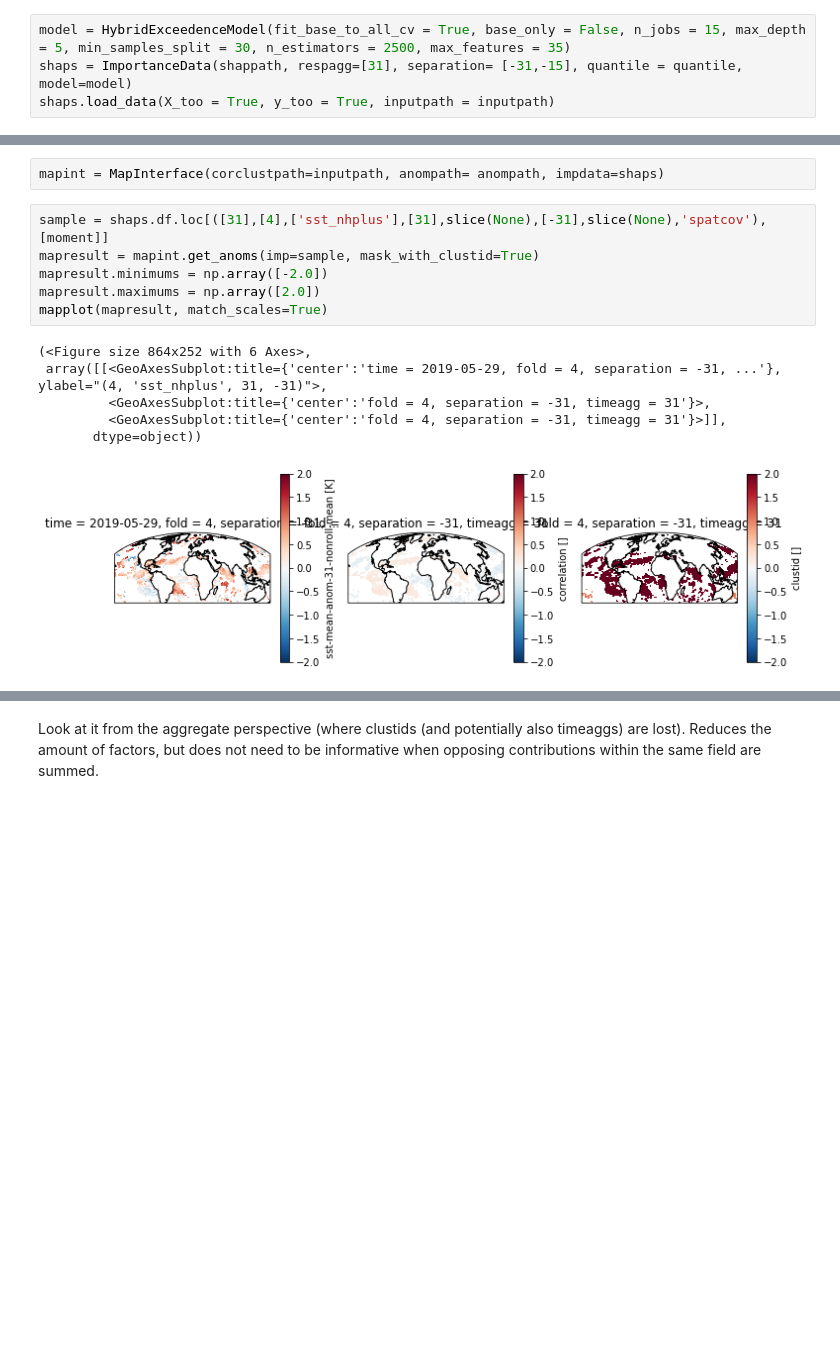
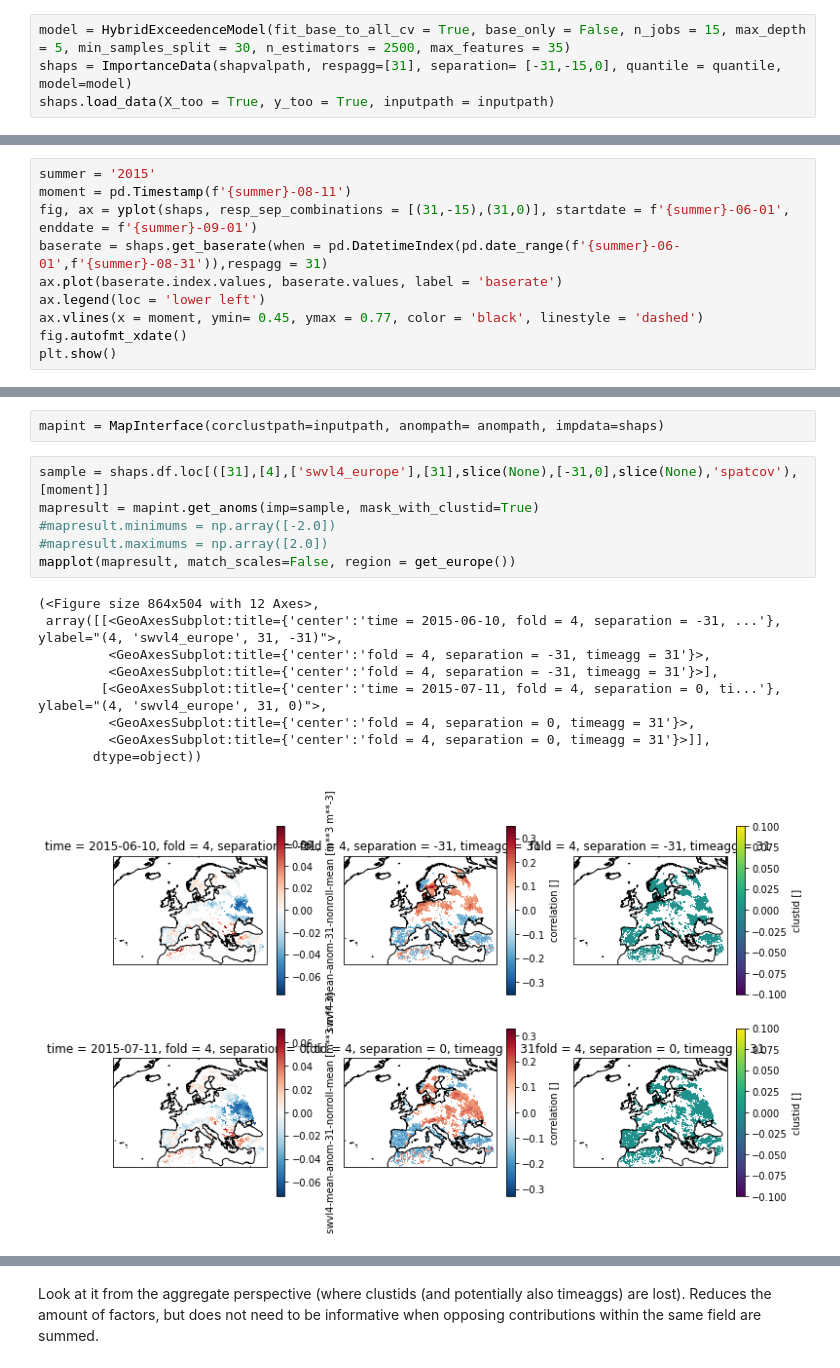
Before and after one commit to chiemvs/Weave, a Jupyter notebook: notebooks/Investigate.ipynb, the cells around one changed output, grey strips where cells are left out. Saved outputs shown, nothing was run; the diff lists cells and outputs as text; blank space fills up the shorter version.

Commit message:
Cleanup of notebooks. Completion of model showcase.

```diff
--- a/notebooks/Investigate.ipynb
+++ b/notebooks/Investigate.ipynb
@@ -475,7 +475,7 @@ This most important factor is supported by global shap both in training and in v
 ## Y-response plots and contributions for case
 # %%
 model = HybridExceedenceModel(fit_base_to_all_cv = True, base_only = False, n_jobs = 15, max_depth = 5, min_samples_split = 30, n_estimators = 2500, max_features = 35)
-shaps = ImportanceData(shappath, respagg=[31], separation= [-31,-15], quantile = quantile, model=model)
+shaps = ImportanceData(shapvalpath, respagg=[31], separation= [-31,-15,0], quantile = quantile, model=model)
 shaps.load_data(X_too = True, y_too = True, inputpath = inputpath)
 # %%
 preds = shaps.get_predictions(when = shaps.y.columns, respagg = 31, separation = -15)
@@ -508,0 +502,10 @@ ax.vlines(x = moment, ymin= 0.6, ymax = 1, color = 'black')
+# %%
+summer = '2015'
+moment = pd.Timestamp(f'{summer}-08-11')
+fig, ax = yplot(shaps, resp_sep_combinations = [(31,-15),(31,0)], startdate = f'{summer}-06-01', enddate = f'{summer}-09-01')
+baserate = shaps.get_baserate(when = pd.DatetimeIndex(pd.date_range(f'{summer}-06-01',f'{summer}-08-31')),respagg = 31)
+ax.plot(baserate.index.values, baserate.values, label = 'baserate')
+ax.legend(loc = 'lower left')
+ax.vlines(x = moment, ymin= 0.45, ymax = 0.77, color = 'black', linestyle = 'dashed')
+fig.autofmt_xdate()
+plt.show()
@@ -533,15 +526,18 @@ shaps.df
 # %%
 mapint = MapInterface(corclustpath=inputpath, anompath= anompath, impdata=shaps)
 # %%
-sample = shaps.df.loc[([31],[4],['sst_nhplus'],[31],slice(None),[-31],slice(None),'spatcov'),[moment]]
+sample = shaps.df.loc[([31],[4],['swvl4_europe'],[31],slice(None),[-31,0],slice(None),'spatcov'),[moment]]
 mapresult = mapint.get_anoms(imp=sample, mask_with_clustid=True)
-mapresult.minimums = np.array([-2.0])
-mapresult.maximums = np.array([2.0])
-mapplot(mapresult, match_scales=True)
+#mapresult.minimums = np.array([-2.0])
+#mapresult.maximums = np.array([2.0])
+mapplot(mapresult, match_scales=False, region = get_europe())
 # %% [output]
-(<Figure size 864x252 with 6 Axes>,
- array([[<GeoAxesSubplot:title={'center':'time = 2019-05-29, fold = 4, separation = -31, ...'}, ylabel="(4, 'sst_nhplus', 31, -31)">,
+(<Figure size 864x504 with 12 Axes>,
+ array([[<GeoAxesSubplot:title={'center':'time = 2015-06-10, fold = 4, separation = -31, ...'}, ylabel="(4, 'swvl4_europe', 31, -31)">,
          <GeoAxesSubplot:title={'center':'fold = 4, separation = -31, timeagg = 31'}>,
-         <GeoAxesSubplot:title={'center':'fold = 4, separation = -31, timeagg = 31'}>]],
+         <GeoAxesSubplot:title={'center':'fold = 4, separation = -31, timeagg = 31'}>],
+        [<GeoAxesSubplot:title={'center':'time = 2015-07-11, fold = 4, separation = 0, ti...'}, ylabel="(4, 'swvl4_europe', 31, 0)">,
+         <GeoAxesSubplot:title={'center':'fold = 4, separation = 0, timeagg = 31'}>,
+         <GeoAxesSubplot:title={'center':'fold = 4, separation = 0, timeagg = 31'}>]],
        dtype=object))
-[figure, old version]
+[figure, new version]
```
Also changed, not shown: parts of 14 cells of this notebook, 11 other files.
